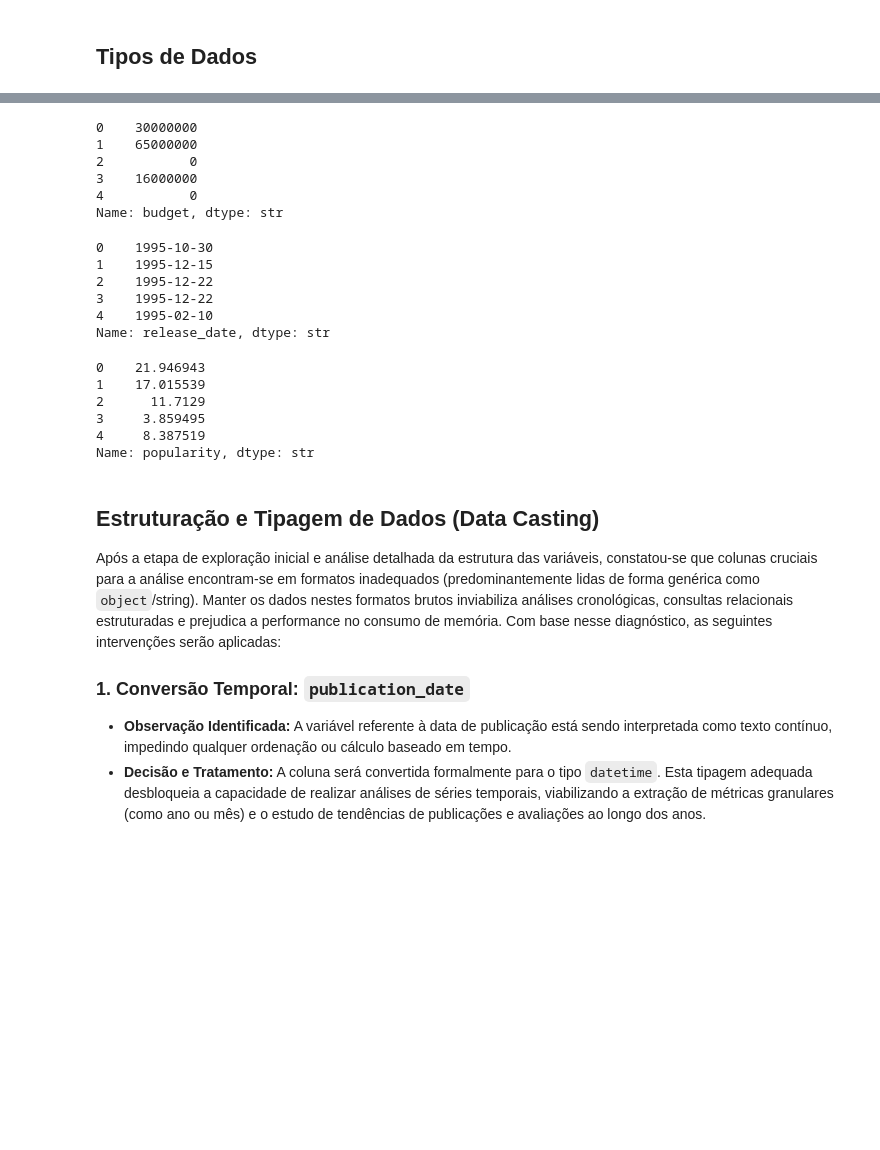
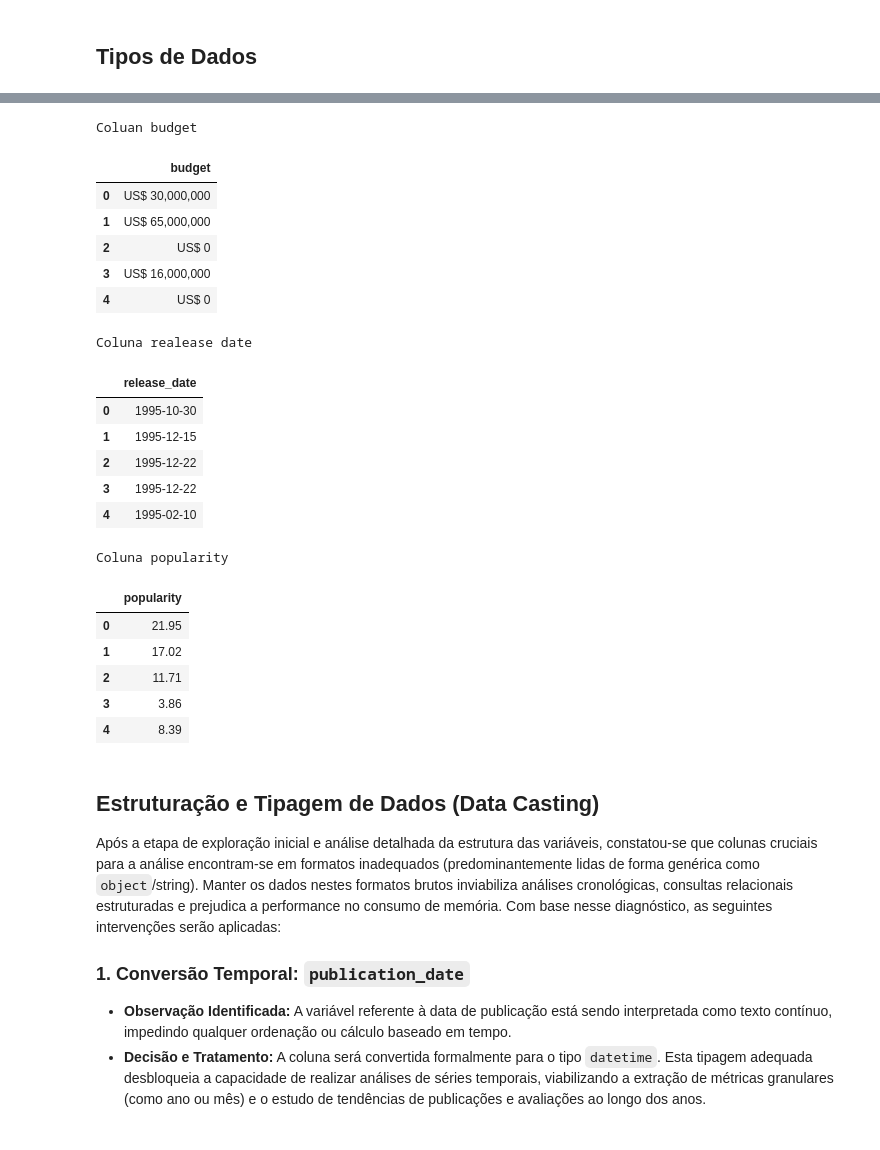
Before and after one commit to AleCecilio/entertainment_industry_performance_analysis, a Jupyter notebook: notebooks/02_eda_movies.ipynb, the cells around one changed output, grey strips where cells are left out. Cells and saved outputs as stored; diff of their text form; code cells hidden in the pictures; blank space fills up the shorter version.

```diff
--- a/notebooks/02_eda_movies.ipynb
+++ b/notebooks/02_eda_movies.ipynb
@@ -141,30 +159,48 @@ Name: adult, dtype: str
 # %%
-df_movies['budget'].head()
+display(estilizar_tabela(
+    df=df_movies,
+    colunas_selecionadas=['budget'],
+    qtd_linhas=5,
+    caption="Coluan budget"
+))
 # %% [output]
-0    30000000
-1    65000000
-2           0
-3    16000000
-4           0
-Name: budget, dtype: str
+Coluan budget
+|  | budget |
+| 0 | US$ 30,000,000 |
+| 1 | US$ 65,000,000 |
+| 2 | US$ 0 |
+| 3 | US$ 16,000,000 |
+| 4 | US$ 0 |
 # %%
-df_movies['release_date'].head()
+display(estilizar_tabela(
+    df=df_movies,
+    colunas_selecionadas=['release_date'],
+    qtd_linhas=5,
+    caption="Coluna realease date"
+))
 # %% [output]
-0    1995-10-30
-1    1995-12-15
-2    1995-12-22
-3    1995-12-22
-4    1995-02-10
-Name: release_date, dtype: str
+Coluna realease date
+|  | release_date |
+| 0 | 1995-10-30 |
+| 1 | 1995-12-15 |
+| 2 | 1995-12-22 |
+| 3 | 1995-12-22 |
+| 4 | 1995-02-10 |
 # %%
-df_movies['popularity'].head()
+display(estilizar_tabela(
+    df=df_movies,
+    colunas_selecionadas=['popularity'],
+    qtd_linhas=5,
+    caption="Coluna popularity"
+))
 # %% [output]
-0    21.946943
-1    17.015539
-2      11.7129
-3     3.859495
-4     8.387519
-Name: popularity, dtype: str
+Coluna popularity
+|  | popularity |
+| 0 | 21.95 |
+| 1 | 17.02 |
+| 2 | 11.71 |
+| 3 | 3.86 |
+| 4 | 8.39 |
 # %% [markdown]
 ## Estruturação e Tipagem de Dados (Data Casting)
 
```
Also changed, not shown: parts of 8 cells of this notebook, 5 other files.
